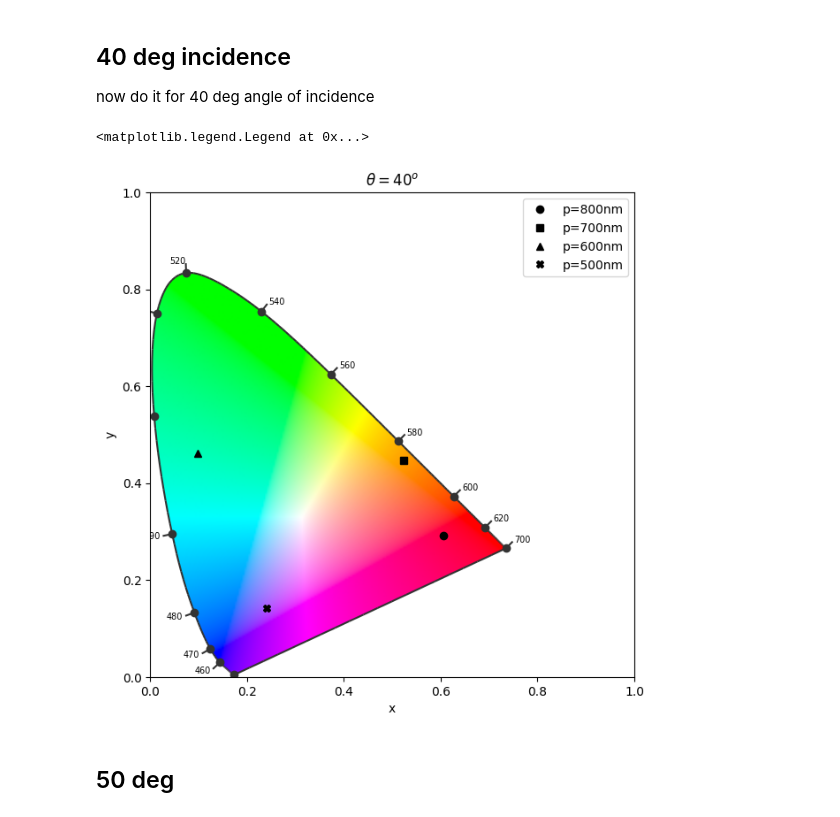
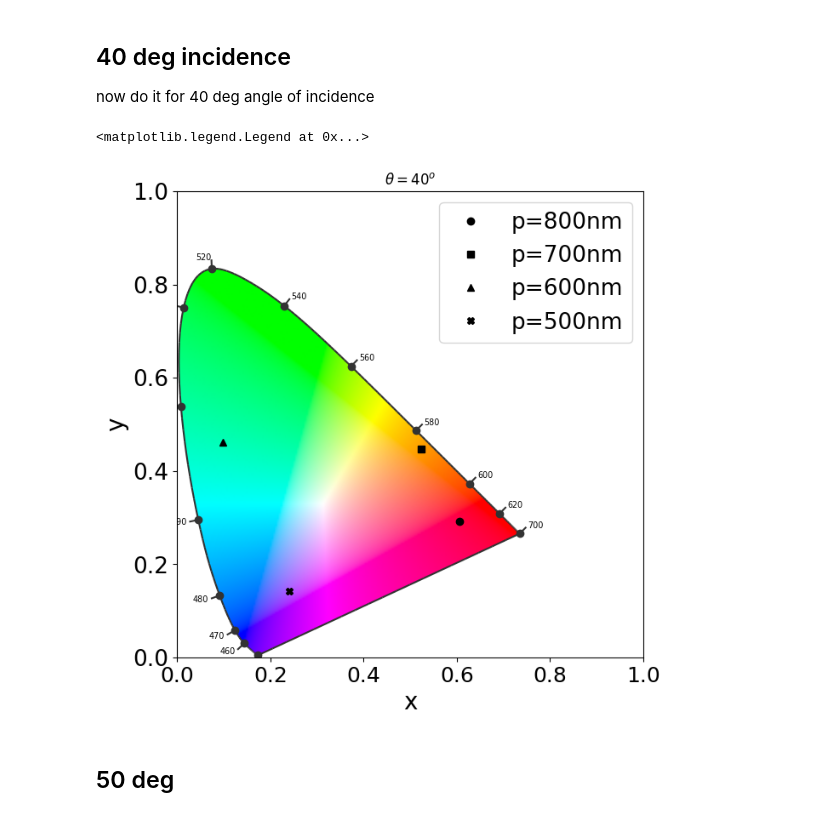
Before and after one commit to Feymankamal/Chromaticity-1931, a Jupyter notebook: colour_map.ipynb, the cells around one changed output. Drawn from its saved outputs; the diff is of its cells as text; code cells hidden in the pictures.

```diff
--- a/colour_map.ipynb
+++ b/colour_map.ipynb
@@ -880,17 +884,19 @@ xc40_500,yc40_500=xycal(y40_500,wvl)
 # %%
 import colour
 figure, axes = colour.plotting.diagrams.plot_chromaticity_diagram_CIE1931(standalone=False)
 axes.plot(xc40_800,yc40_800, 'ko', label='p=800nm')
 axes.plot(xc40_700, yc40_700, 'ks', label='p=700nm')
 axes.plot(xc40_600, yc40_600, 'k^', label='p=600nm')
 axes.plot(xc40_500, yc40_500, 'kX', label='p=500nm')
-plt.xlabel('x')
-plt.ylabel('y')
+plt.xlabel('x', fontsize=20)
+plt.ylabel('y', fontsize=20)
+plt.xticks(fontsize=18)
+plt.yticks(fontsize=19)
 plt.title(r'$\theta=40^o$')
-plt.legend(loc='upper right')
+plt.legend(loc='upper right',fontsize=19)
 # %% [output]
 <matplotlib.legend.Legend at 0x...>
-[figure, old version]
+[figure, new version]
 # %% [markdown]
 ## 50 deg
 # %%
```
Also changed, not shown: parts of 4 cells of this notebook.
